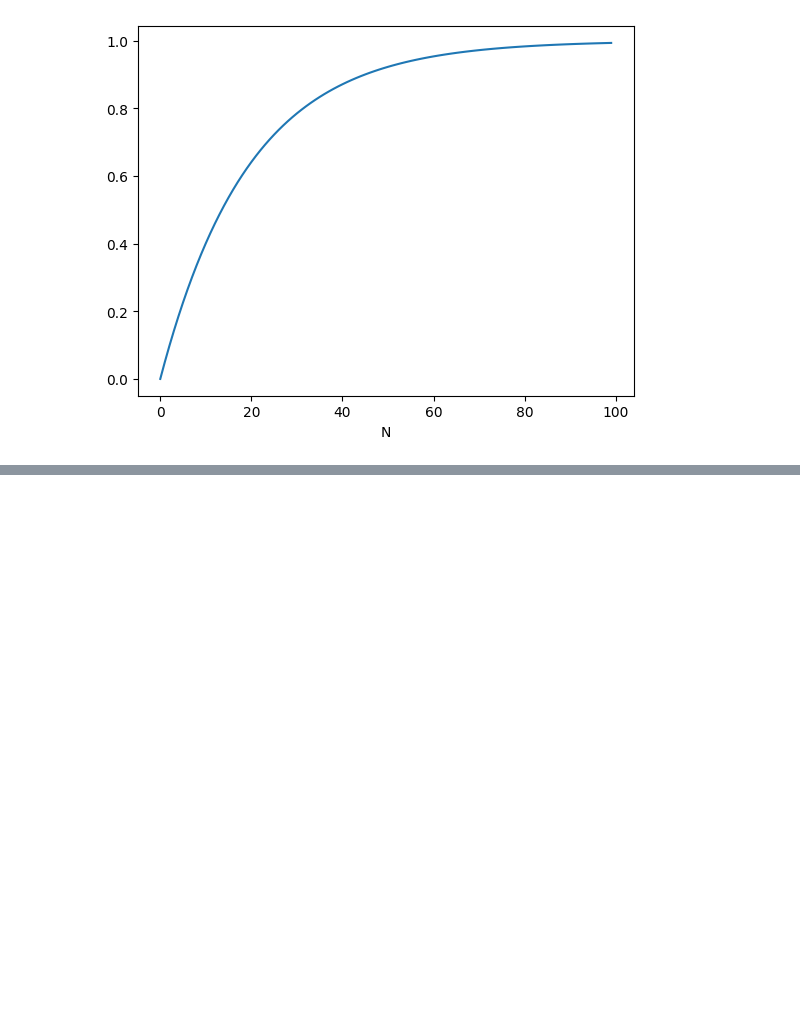
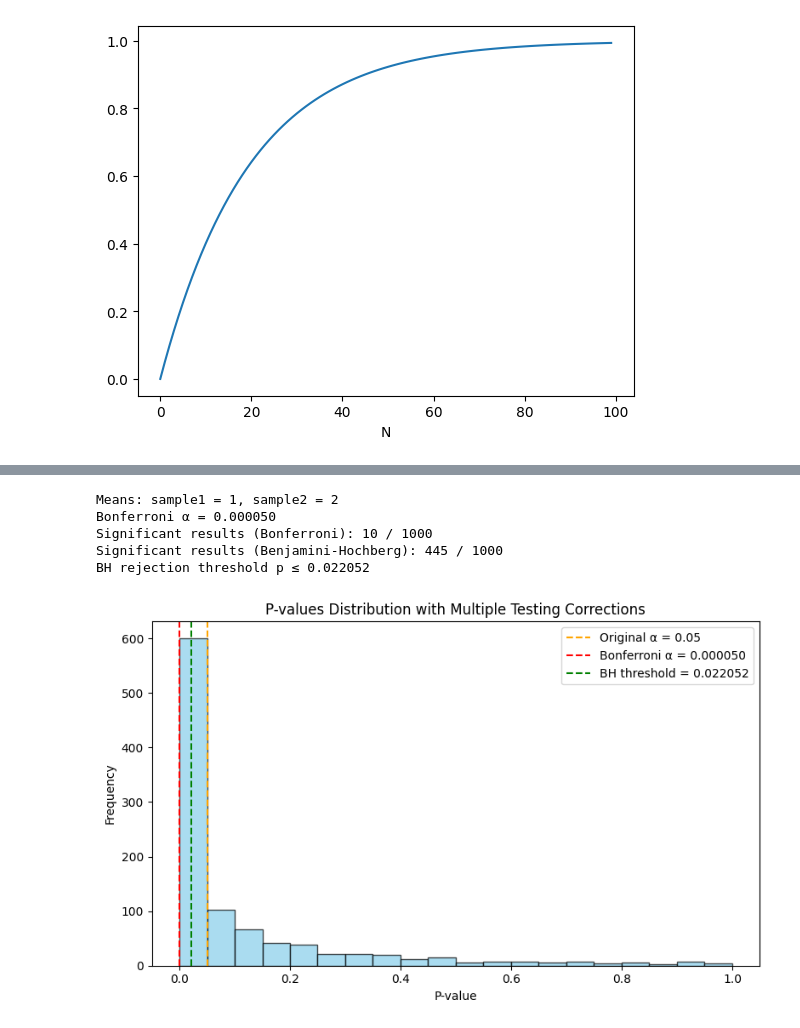
Before and after one commit to rfortuna98/QNC-Fall-2025, a Jupyter notebook: Copy_of_Multiple_Comparisons1.ipynb, the cells around one changed output, grey strips where cells are left out. Saved outputs shown, nothing was run; the diff lists cells and outputs as text; code cells hidden in the pictures; blank space fills up the shorter version.

```diff
--- a/Copy_of_Multiple_Comparisons1.ipynb
+++ b/Copy_of_Multiple_Comparisons1.ipynb
@@ -150,3 +315,75 @@ Bonferroni Correction - Significant results (p < 0.05): 0
 #Third, set the sample 1 and sample 2 means to be 1 and 2 respectively,
 #and re-run the exercise. What do you notice? What if you make the
 #difference between means even greater?
+# %%
+import numpy as np
+import matplotlib.pyplot as plt
+from scipy.stats import ttest_ind
+
+# --- Parameters ---
+num_tests = 1000
+sample_size = 10
+alpha = 0.05
+mean1 = 1
+mean2 = 2  # Change this to increase difference
+np.random.seed
+
+# --- Simulate t-tests ---
+p_values = []
+for _ in range(num_tests):
+    sample1 = np.random.normal(loc=mean1, scale=1, size=sample_size)
+    sample2 = np.random.normal(loc=mean2, scale=1, size=sample_size)
+    _, p = ttest_ind(sample1, sample2)
+    p_values.append(p)
+
+p_values = np.array(p_values)
+
+# --- Bonferroni correction ---
+alpha_bonferroni = alpha / num_tests
+significant_bonferroni = np.sum(p_values < alpha_bonferroni)
+
+# --- Benjamini-Hochberg (manual) ---
+sorted_indices = np.argsort(p_values)
+sorted_pvals = p_values[sorted_indices]
+ranks = np.arange(1, num_tests + 1)
+critical_values = (ranks / num_tests) * alpha
+below_threshold = sorted_pvals <= critical_values
+
+if np.any(below_threshold):
+    max_index = np.max(np.where(below_threshold)[0])
+    p_threshold_bh = sorted_pvals[max_index]
+    num_rejects_bh = max_index + 1
+else:
+    p_threshold_bh = None
+    num_rejects_bh = 0
+
+# --- Print summary ---
+print(f"Means: sample1 = {mean1}, sample2 = {mean2}")
+print(f"Bonferroni α = {alpha_bonferroni:.6f}")
+print(f"Significant results (Bonferroni): {significant_bonferroni} / {num_tests}")
+print(f"Significant results (Benjamini-Hochberg): {num_rejects_bh} / {num_tests}")
+if p_threshold_bh:
+    print(f"BH rejection threshold p ≤ {p_threshold_bh:.6f}")
+else:
+    print("No p-values passed the BH threshold.")
+
+# --- Plot histogram with thresholds ---
+plt.figure(figsize=(8, 5))
+plt.hist(p_values, bins=20, color='skyblue', edgecolor='black', alpha=0.7)
+plt.axvline(x=alpha, color='orange', linestyle='--', label='Original α = 0.05')
+plt.axvline(x=alpha_bonferroni, color='red', linestyle='--', label=f'Bonferroni α = {alpha_bonferroni:.6f}')
+if p_threshold_bh:
+    plt.axvline(x=p_threshold_bh, color='green', linestyle='--', label=f'BH threshold = {p_threshold_bh:.6f}')
+plt.title('P-values Distribution with Multiple Testing Corrections')
+plt.xlabel('P-value')
+plt.ylabel('Frequency')
+plt.legend()
+plt.tight_layout()
+plt.show()
+# %% [output]
+Means: sample1 = 1, sample2 = 2
+Bonferroni α = 0.000050
+Significant results (Bonferroni): 10 / 1000
+Significant results (Benjamini-Hochberg): 445 / 1000
+BH rejection threshold p ≤ 0.022052
+[figure, added]
```
Also changed, not shown: parts of 6 cells of this notebook.
